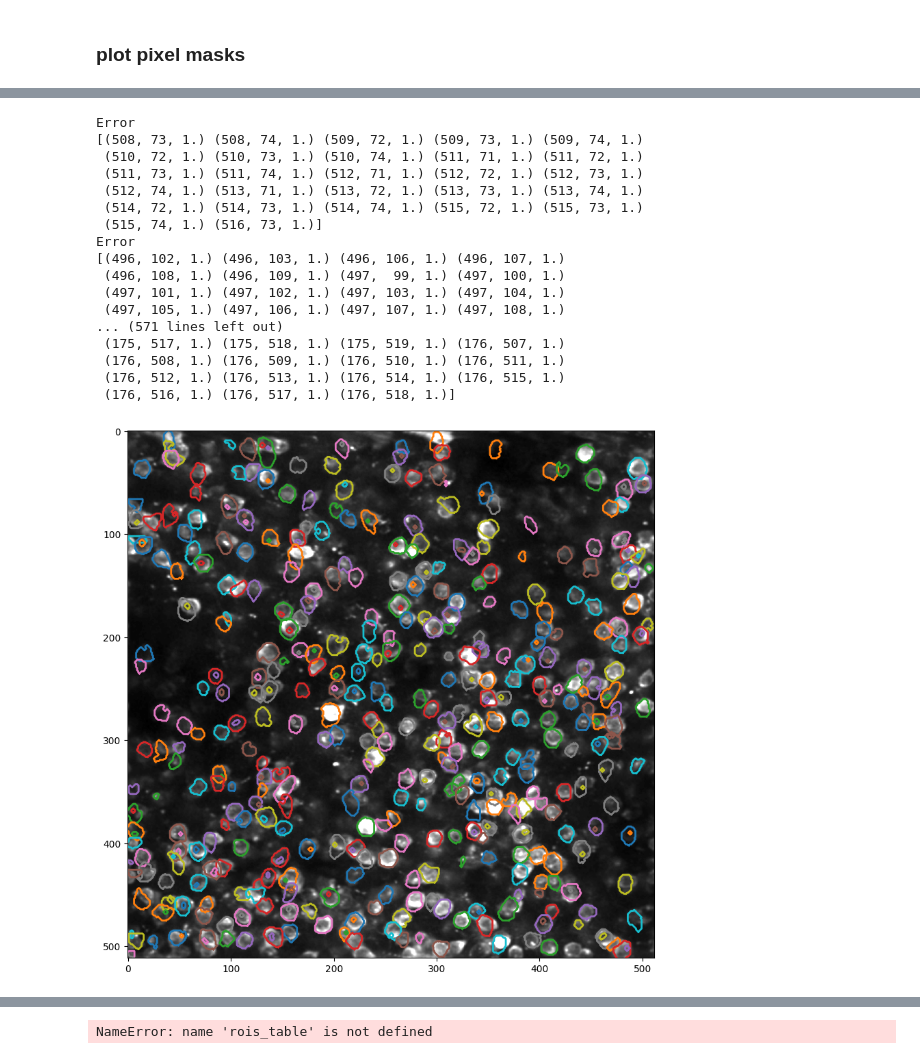
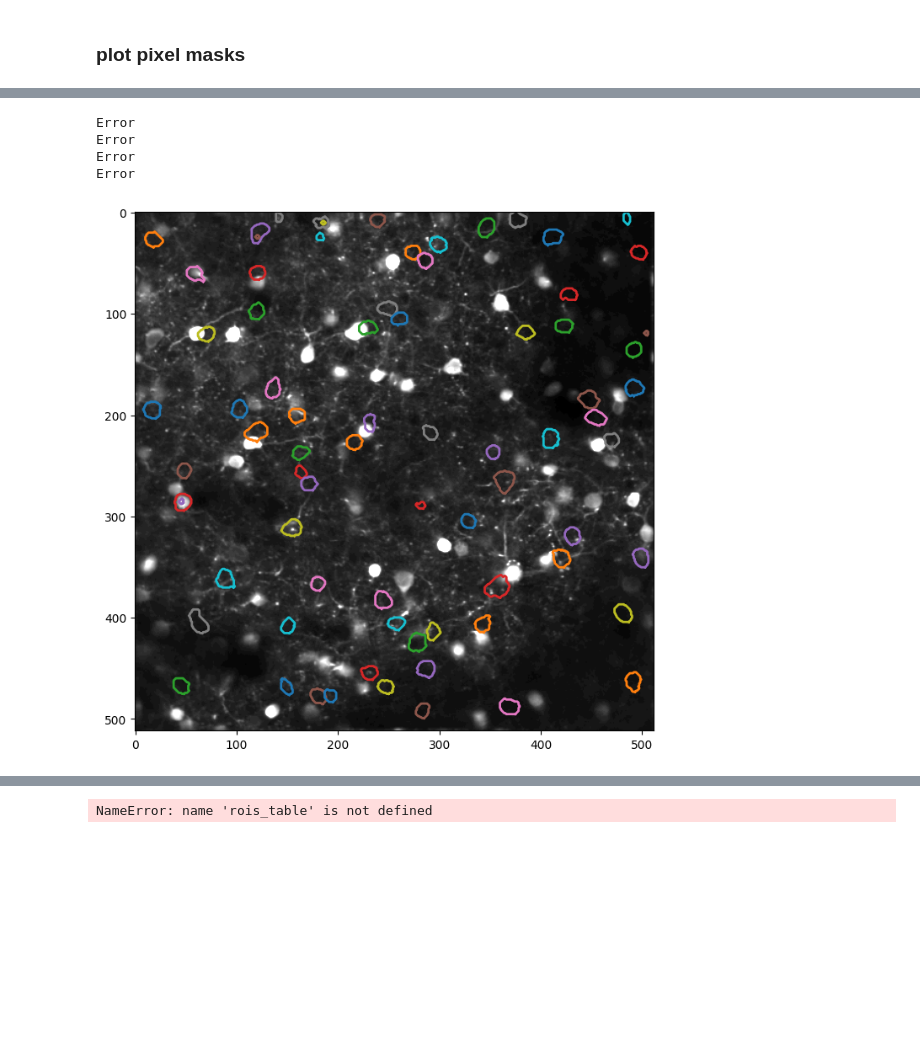
Before and after one commit to AllenNeuralDynamics/aind-ophys-nwb, a Jupyter notebook: code/dev.ipynb, the cells around one changed output, grey strips where cells are left out. Drawn from its saved outputs; the diff is of its cells as text; code cells hidden in the pictures; blank space fills up the shorter version.

```diff
--- a/code/dev.ipynb
+++ b/code/dev.ipynb
@@ -7,13 +7,15 @@ import matplotlib.pyplot as plt
 from pynwb import NWBHDF5IO
 from pathlib import Path
 import pandas as pd
+from typing import Union
+import json
 
 # reload
 %matplotlib inline
 %reload_ext autoreload
 %autoreload 2
 
-output_path = "/root/capsule/results/"
+output_path = "../results/"
 # %%
 # good autoreward session
 #multiplane-ophys_739564_2024-08-26_14-35-58_processed_2024-08-28_21-48-36
@@ -45,8 +74,10 @@ Fields:
 # %%
 with NWBHDF5IO(output_path + "ophys.nwb", "r") as io:
-    read_nwbfile = io.read()
-    plane_names = read_nwbfile.processing.keys()
-    avg = read_nwbfile.processing[plane]['summary_images']['average_projection'].data[:]
+    read_nwb = io.read()
+    plane_names = read_nwb.processing.keys()
+    dff = read_nwb.processing[plane]["DfOverF"]["all_rois"].data[:]
+    rois_table = read_nwb.processing[plane]["DfOverF"]["all_rois"].rois[:]
+    avg = read_nwb.processing[plane]['summary_images']['average_projection'].data[:]
 print(plane_names)
 
 plane = list(plane_names)[0]
@@ -64,10 +101,10 @@ io.close()
 # %% [markdown]
 ### images
 # %%
-img = nwb_open.processing[plane]['summary_images']['average_projection'].data[:]
+#img = nwb_open.processing[plane]['summary_images']['average_projection'].data[:]
 
 # plot the average image, 10x10 vmax 99 percentile
-plt.figure(figsize=(10,10))
+plt.figure(figsize=(8,8))
 plt.imshow(img, cmap='gray', vmax=np.percentile(img, 99))
 # %% [output]
 <matplotlib.image.AxesImage at 0x...>
@@ -195,37 +183,24 @@ Pixels found greather than canvas size (512, 512)
 # %%
 # plot contours for each roi
 import skimage
 
-fig, ax = plt.subplots(1, figsize=(10, 10))
-ax.imshow(avg, cmap='gray', vmax=np.percentile(avg, 99))
+fig, ax = plt.subplots(1, figsize=(8, 8))
+ax.imshow(img, cmap='gray', vmax=np.percentile(img, 99))
 
 for pixel_mask in rois_table.pixel_mask:
     try:
         mask = np.zeros((512, 512))
         for x,y,z in pixel_mask:
-            mask[y,x] = z
+            mask[x,y] = z
         contours = skimage.measure.find_contours(mask, 0.8)
         for contour in contours:
             ax.plot(contour[:, 1], contour[:, 0], linewidth=2)
     except:
         print("Error")
-        print(pixel_mask)
+        #print(pixel_mask)
 # %% [output]
 Error
-[(508, 73, 1.) (508, 74, 1.) (509, 72, 1.) (509, 73, 1.) (509, 74, 1.)
- (510, 72, 1.) (510, 73, 1.) (510, 74, 1.) (511, 71, 1.) (511, 72, 1.)
- (511, 73, 1.) (511, 74, 1.) (512, 71, 1.) (512, 72, 1.) (512, 73, 1.)
- (512, 74, 1.) (513, 71, 1.) (513, 72, 1.) (513, 73, 1.) (513, 74, 1.)
- (514, 72, 1.) (514, 73, 1.) (514, 74, 1.) (515, 72, 1.) (515, 73, 1.)
- (515, 74, 1.) (516, 73, 1.)]
 Error
-[(496, 102, 1.) (496, 103, 1.) (496, 106, 1.) (496, 107, 1.)
- (496, 108, 1.) (496, 109, 1.) (497,  99, 1.) (497, 100, 1.)
- (497, 101, 1.) (497, 102, 1.) (497, 103, 1.) (497, 104, 1.)
- (497, 105, 1.) (497, 106, 1.) (497, 107, 1.) (497, 108, 1.)
-... (571 lines left out)
- (175, 517, 1.) (175, 518, 1.) (175, 519, 1.) (176, 507, 1.)
- (176, 508, 1.) (176, 509, 1.) (176, 510, 1.) (176, 511, 1.)
- (176, 512, 1.) (176, 513, 1.) (176, 514, 1.) (176, 515, 1.)
- (176, 516, 1.) (176, 517, 1.) (176, 518, 1.)]
+Error
+Error
-[figure, old version]
+[figure, new version]
```
Also changed, not shown: parts of 15 cells of this notebook, 1 other file.
